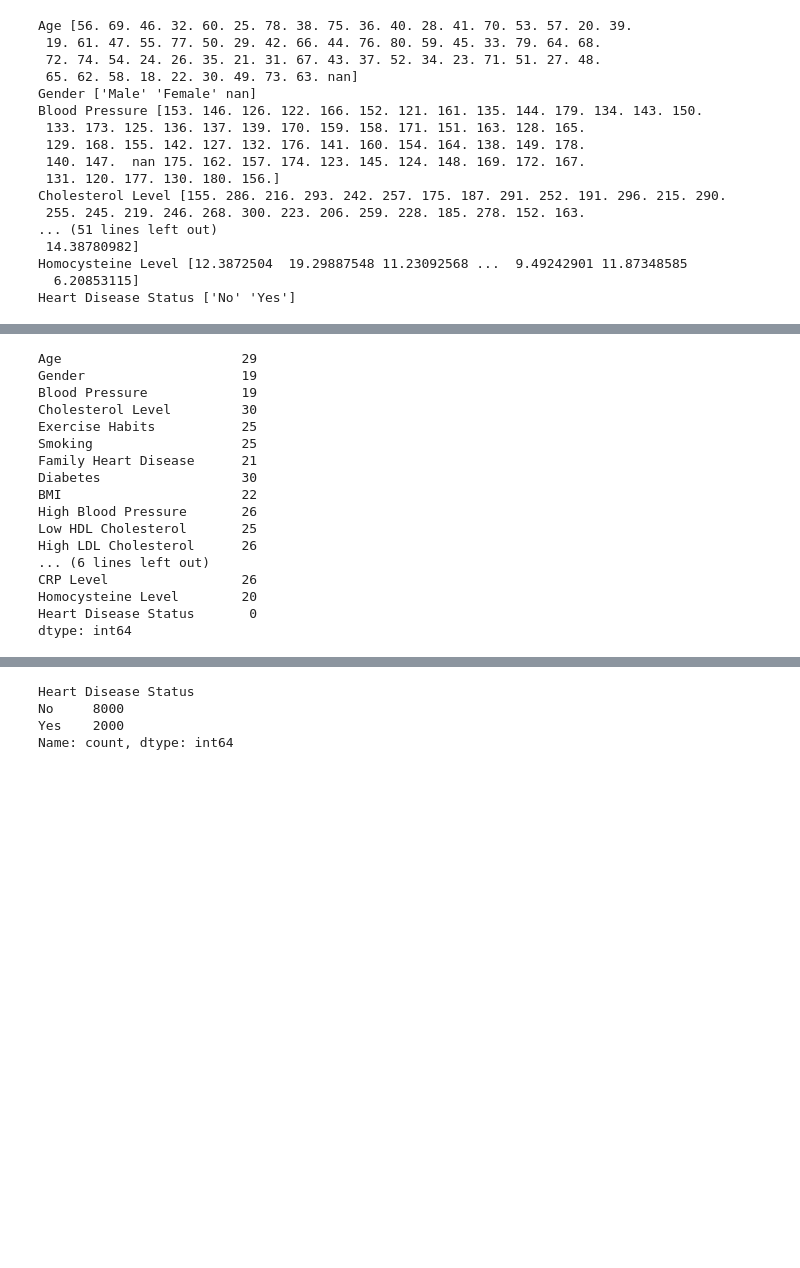
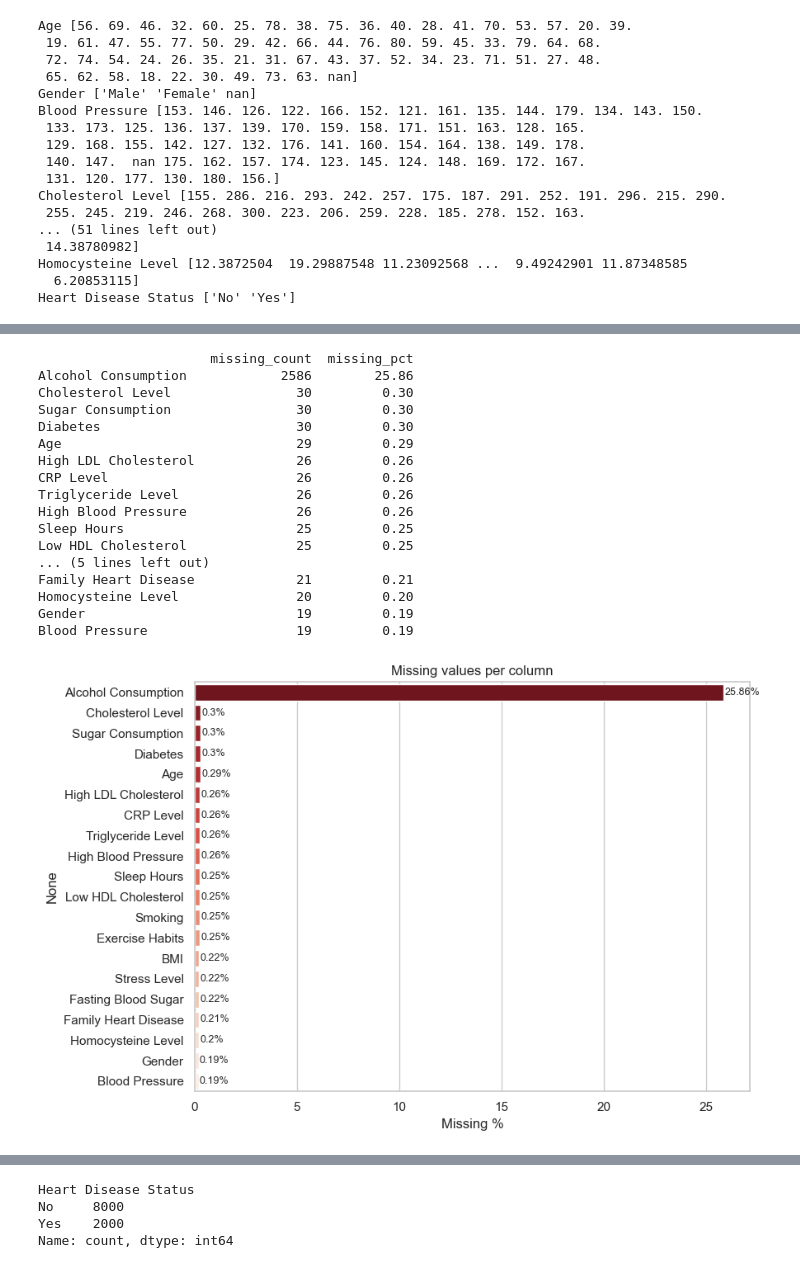
Before and after one commit to seyon1988/Machine-Learning-Programming-Assignment-IT5052, a Jupyter notebook: notebooks/preprocessing.ipynb, the cells around one changed output, grey strips where cells are left out. Drawn from its saved outputs; the diff is of its cells as text; code cells hidden in the pictures; blank space fills up the shorter version.

```diff
--- a/notebooks/preprocessing.ipynb
+++ b/notebooks/preprocessing.ipynb
@@ -12,12 +21,11 @@ import seaborn as sns
 # ML preprocessing
 from sklearn.model_selection import train_test_split
 from sklearn.preprocessing import StandardScaler
+from sklearn.impute import SimpleImputer
 
 
-
-# Evaluation
-from sklearn.metrics import accuracy_score, confusion_matrix, classification_report
-
+# Persistence
+import joblib
 
 # Ignore warnings
 import warnings
@@ -29,13 +37,22 @@ import pathlib as path
 
 import logging
 import json
+import io
+
+
+RANDOM_STATE = 42
+np.random.seed(RANDOM_STATE)
 
 # Output handling
 output_dir = path.Path(os.getcwd()).parent / "output" / "csv"
+plot_dir   = path.Path(os.getcwd()).parent / "output" / "plots"
+model_dir  = path.Path(os.getcwd()).parent / "output" / "model"
 # %%
 warnings.filterwarnings('ignore')
 sns.set(style="whitegrid")
 plt.rcParams['figure.figsize'] = (8,5)
+plt.rcParams['savefig.dpi']    = 120
+plt.rcParams['savefig.bbox']   = 'tight'
 # %%
 # Create folder if not exists
 output_dir.mkdir(parents=True, exist_ok=True)
@@ -138,21 +183,49 @@ Heart Disease Status ['No' 'Yes']
 # %%
-df.isnull().sum()
+#df.isnull().sum()
+missing = df.isnull().sum().sort_values(ascending=False)
+missing_pct = (missing / len(df) * 100).round(2)
+
+missing_table = pd.DataFrame({
+    "missing_count": missing,
+    "missing_pct"  : missing_pct
+})
+missing_table = missing_table[missing_table["missing_count"] > 0]
+print(missing_table)
+logger.info(f"Columns with missing values: {len(missing_table)}")
 # %% [output]
-Age                       29
-Gender                    19
-Blood Pressure            19
-Cholesterol Level         30
-Exercise Habits           25
-Smoking                   25
-Family Heart Disease      21
-Diabetes                  30
-BMI                       22
-High Blood Pressure       26
-Low HDL Cholesterol       25
-High LDL Cholesterol      26
-... (6 lines left out)
-CRP Level                 26
-Homocysteine Level        20
-Heart Disease Status       0
-dtype: int64
+                      missing_count  missing_pct
+Alcohol Consumption            2586        25.86
+Cholesterol Level                30         0.30
+Sugar Consumption                30         0.30
+Diabetes                         30         0.30
+Age                              29         0.29
+High LDL Cholesterol             26         0.26
+CRP Level                        26         0.26
+Triglyceride Level               26         0.26
+High Blood Pressure              26         0.26
+Sleep Hours                      25         0.25
+Low HDL Cholesterol              25         0.25
+... (5 lines left out)
+Family Heart Disease             21         0.21
+Homocysteine Level               20         0.20
+Gender                           19         0.19
+Blood Pressure                   19         0.19
+# %%
+# Visualise missing values (saved for the report)
+if len(missing_table) > 0:
+    fig, ax = plt.subplots(figsize=(9, max(4, 0.3 * len(missing_table))))
+    sns.barplot(x=missing_table["missing_pct"],
+                y=missing_table.index,
+                palette="Reds_r", ax=ax)
+    ax.set_xlabel("Missing %")
+    ax.set_title("Missing values per column")
+    for i, v in enumerate(missing_table["missing_pct"].values):
+        ax.text(v + 0.05, i, f"{v}%", va="center", fontsize=9)
+    plt.tight_layout()
+    plt.savefig(plot_dir / "01_missing_values.png")
+    plt.show()
+else:
+    print("No missing values.")
+# %% [output]
+[figure, added]
 # %% [markdown]
```
Also changed, not shown: parts of 73 cells of this notebook, 17 other files.
